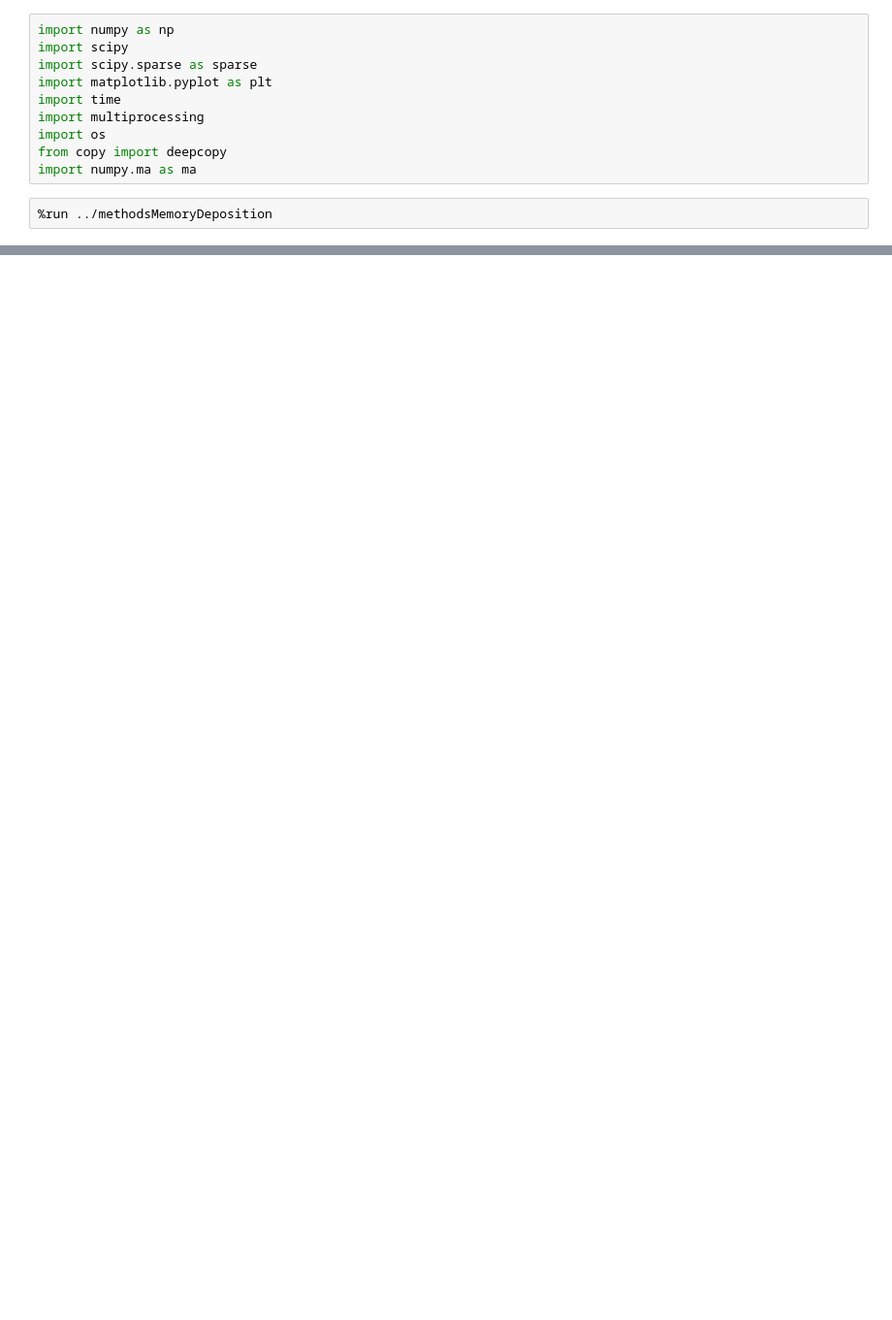
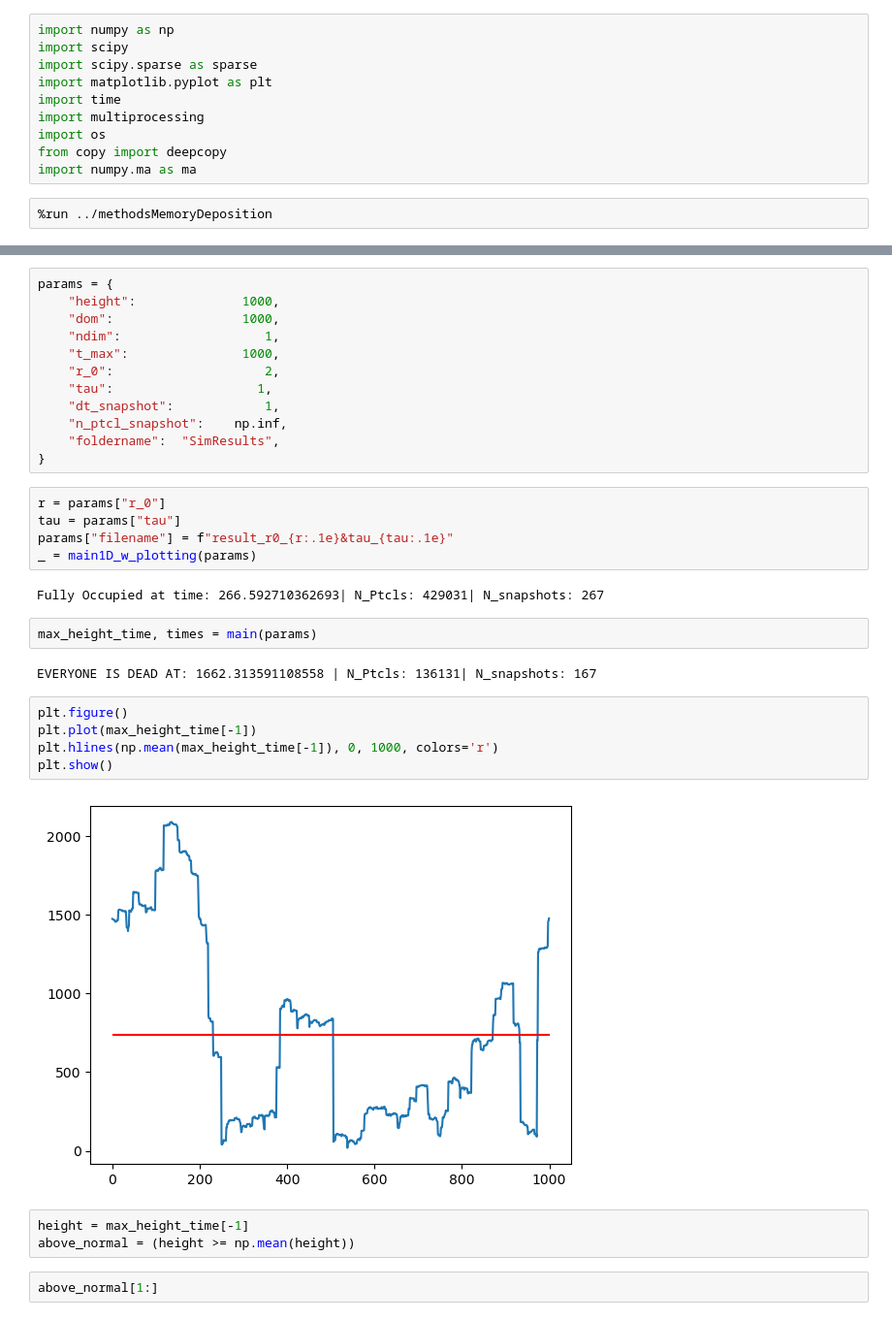
Before and after one commit to zhizhang1445/Project5, a Jupyter notebook: Zhi/scrapNotebook.ipynb, the cells around one changed output, grey strips where cells are left out. Shown at 97% size. Drawn from its saved outputs; the diff is of its cells as text; blank space fills up the shorter version.

```diff
--- a/Zhi/scrapNotebook.ipynb
+++ b/Zhi/scrapNotebook.ipynb
@@ -16,0 +17,35 @@ Stopped at time: 100.00110723787988| N_Ptcls: 36357| N_snapshots: 101
+# %%
+params = {
+    "height":              1000,
+    "dom":                 1000,
+    "ndim":                   1,
+    "t_max":               1000,
+    "r_0":                    2,
+    "tau":                   1,
+    "dt_snapshot":            1,
+    "n_ptcl_snapshot":    np.inf,
+    "foldername":  "SimResults",
+}
+# %%
+r = params["r_0"]
+tau = params["tau"]
+params["filename"] = f"result_r0_{r:.1e}&tau_{tau:.1e}"
+_ = main1D_w_plotting(params)
+# %% [output]
+Fully Occupied at time: 266.592710362693| N_Ptcls: 429031| N_snapshots: 267
+# %%
+max_height_time, times = main(params)
+# %% [output]
+EVERYONE IS DEAD AT: 1662.313591108558 | N_Ptcls: 136131| N_snapshots: 167
+# %%
+plt.figure()
+plt.plot(max_height_time[-1])
+plt.hlines(np.mean(max_height_time[-1]), 0, 1000, colors='r')
+plt.show()
+# %% [output]
+[figure, added]
+# %%
+height = max_height_time[-1]
+above_normal = (height >= np.mean(height))
+# %%
+above_normal[1:]
```
Also changed, not shown: parts of 12 cells of this notebook, 3 other files.
